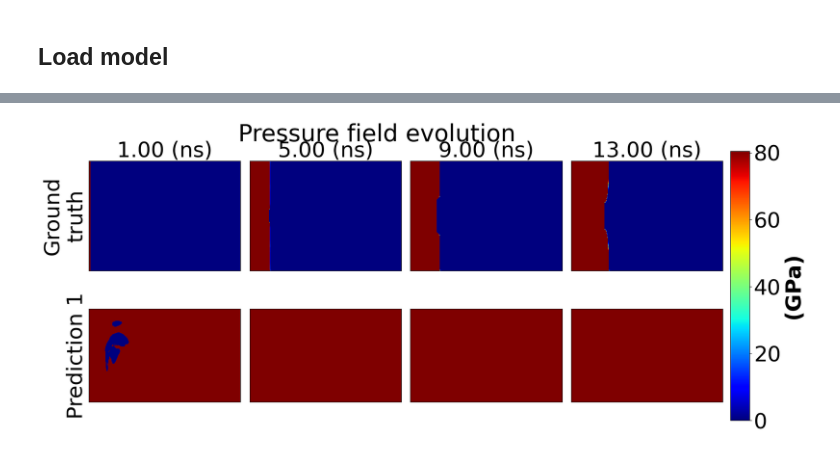
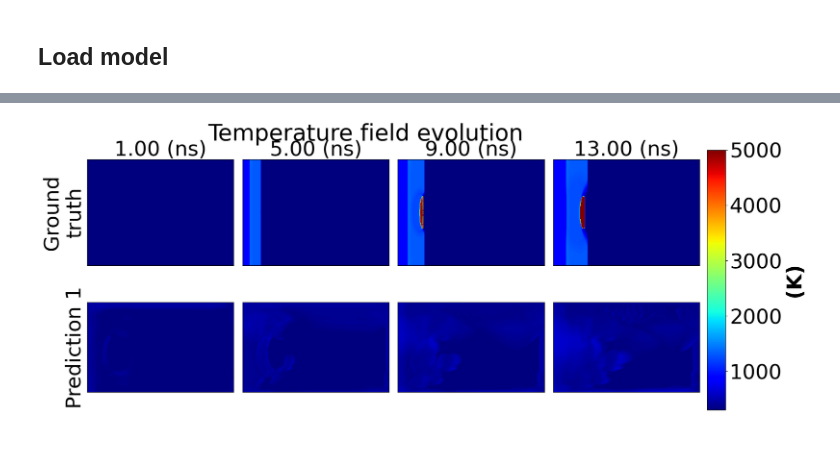
Before and after one commit to hphong1990/PARCv2, a Jupyter notebook: Demo/parc_v2_metalearning.ipynb, the cells around one changed output, grey strips where cells are left out. Saved outputs shown, nothing was run; the diff lists cells and outputs as text; code cells hidden in the pictures.

```diff
--- a/Demo/parc_v2_metalearning.ipynb
+++ b/Demo/parc_v2_metalearning.ipynb
@@ -42,6 +42,8 @@ Processing 183125.npy
 state_seq_whole, vel_seq_whole = data.clip_raw_data(sequence_length = 52, n_state_var = 3, purpose = "test", folder_path = '/scratch/jtb3sud/meta_data/tnt/testing', image_size = (128, 208))
 state_seq_norm_test = data.data_normalization_test(state_seq_whole, state_seq_norm[1], state_seq_norm[2],3)
 vel_seq_norm_test = data.data_normalization_test(vel_seq_whole, vel_seq_norm[1], vel_seq_norm[2],2)
+no_samples = len(vel_seq_norm_test)
+#print(no_samples)
 # %% [output]
 Processing 183139.npy
 Processing 183131.npy
@@ -61,7 +64,7 @@ parc_rk.integrator.load_weights('/sfs/qumulo/qhome/jtb3sud/PARCv2/Pretrained_Wei
 state_rk = []
 outlier = []
 # Loop through the test samples
-for idx in range(6):
+for idx in range(no_samples):
     if idx not in outlier:
         print(idx)
         #print(state_seq_norm_test)
@@ -140,8 +143,8 @@ np.save('/scratch/jtb3sud/results/tnt',pred_out)
 # %%
 import numpy as np
 gt = np.load('/scratch/jtb3sud/results/gt.npy')
 #y_pred = [parcv2, parc, parc_data_int[:,:,:,:-5], fno]
 y_pred = [pred_out]
-viz.plot_field_evolution(y_pred, gt, 5, 'pressure', 208)
+viz.plot_field_evolution(y_pred, gt, 5, 'temperature', 208)
 # %% [output]
-[figure, old version]
+[figure, new version]
```
Also changed, not shown: parts of 3 cells of this notebook, 1 other file.
